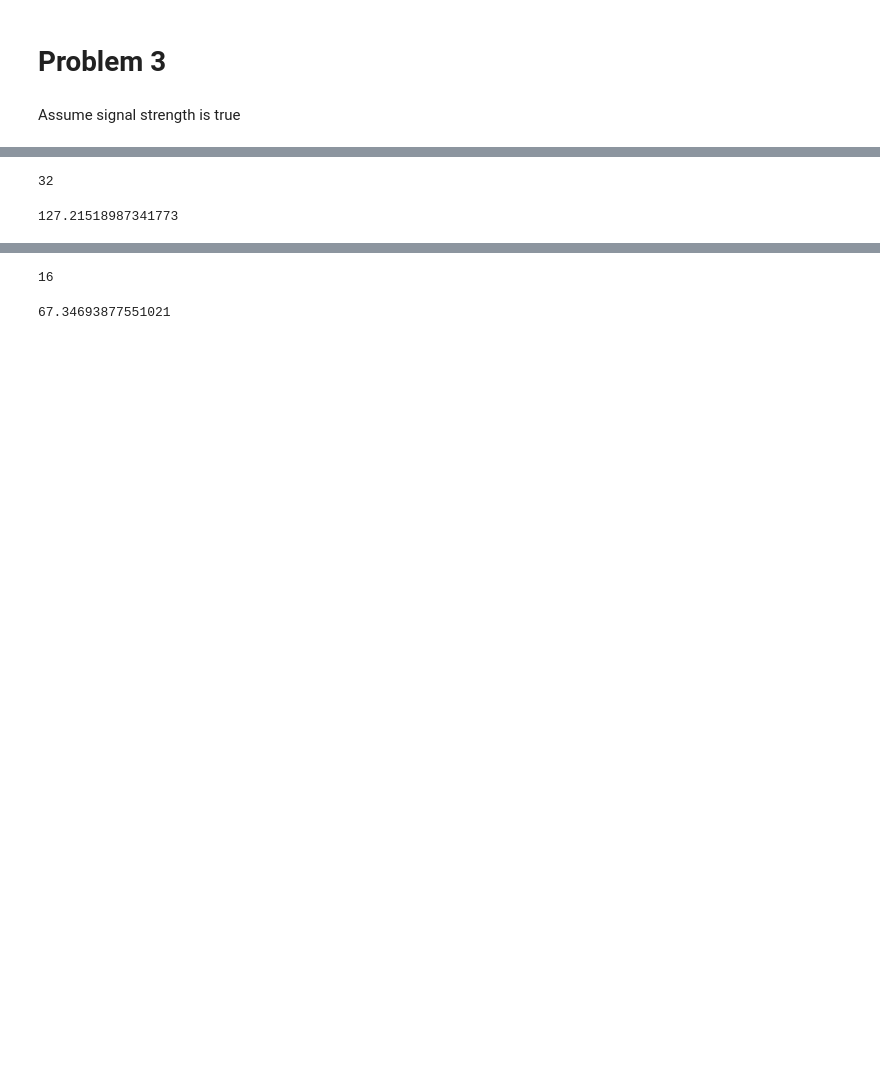
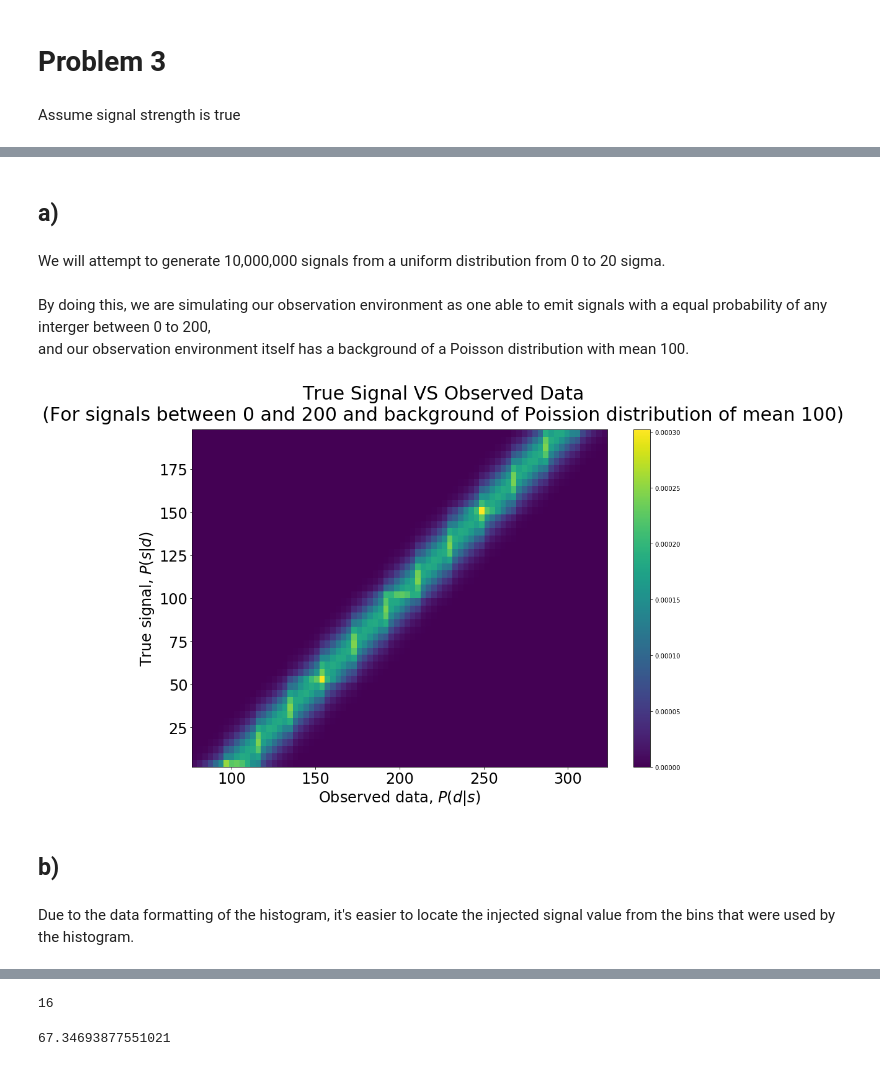
Before and after one commit to John-ZH/PHYS-343-Lab, a Jupyter notebook: John_Zhuang_Lab06.ipynb, the cells around one changed output, grey strips where cells are left out. Saved outputs shown, nothing was run; the diff lists cells and outputs as text; code cells hidden in the pictures; blank space fills up the shorter version.

```diff
--- a/John_Zhuang_Lab06.ipynb
+++ b/John_Zhuang_Lab06.ipynb
@@ -305,12 +127,34 @@ tru_threashold_lo
-# %%
-sum = 0
-for i in np.arange(len(signalcenters)):
-    if sum/total >= sigma1:
-        break
-    sum += Psd[27, len(signalcenters) - 1 - i]
-print(i)
-tru_threashold_hi = datacenters[len(signalcenters) - 1 - i]
-tru_threashold_hi
-# %% [output]
-32
-127.21518987341773
+# %% [markdown]
+## a)
+# %% [markdown]
+We will attempt to generate 10,000,000 signals from a uniform distribution from 0 to 20 sigma.
+# %% [markdown]
+By doing this, we are simulating our observation environment as one able to emit signals with a equal probability of any interger between 0 to 200,
+<br>and our observation environment itself has a background of a Poisson distribution with mean 100.
+# %%
+sgnl = np.random.randint(0, 200, 10000000)
+# %%
+bkgd = stats.poisson.rvs(100, loc=0, size=10000000)
+# %%
+data = bkgd + sgnl
+
+signaledges = np.linspace(0,200,50)
+dataedges = np.linspace(75,325,80)
+
+Psd, temp, temp2= np.histogram2d(data,sgnl, bins=[dataedges,signaledges], density=True)
+
+plt.suptitle('True Signal VS Observed Data\n(For signals between 0 and 200 and background of Poission distribution of mean 100)', fontsize=30)
+plt.tick_params(labelsize = 24)
+datacenters = (dataedges[:-1] + dataedges[1:]) / 2
+signalcenters = (signaledges[:-1] + signaledges[1:]) / 2
+plt.pcolormesh(datacenters,signalcenters,Psd.T)
+plt.ylabel('True signal, $P(s|d)$', fontsize = 24)
+plt.xlabel('Observed data, $P(d|s)$', fontsize = 24)
+plt.colorbar()
+plt.show()
+# %% [output]
+[figure, added]
+# %% [markdown]
+## b)
+# %% [markdown]
+Due to the data formatting of the histogram, it's easier to locate the injected signal value from the bins that were used by the histogram.
```
Also changed, not shown: parts of 70 cells of this notebook.
